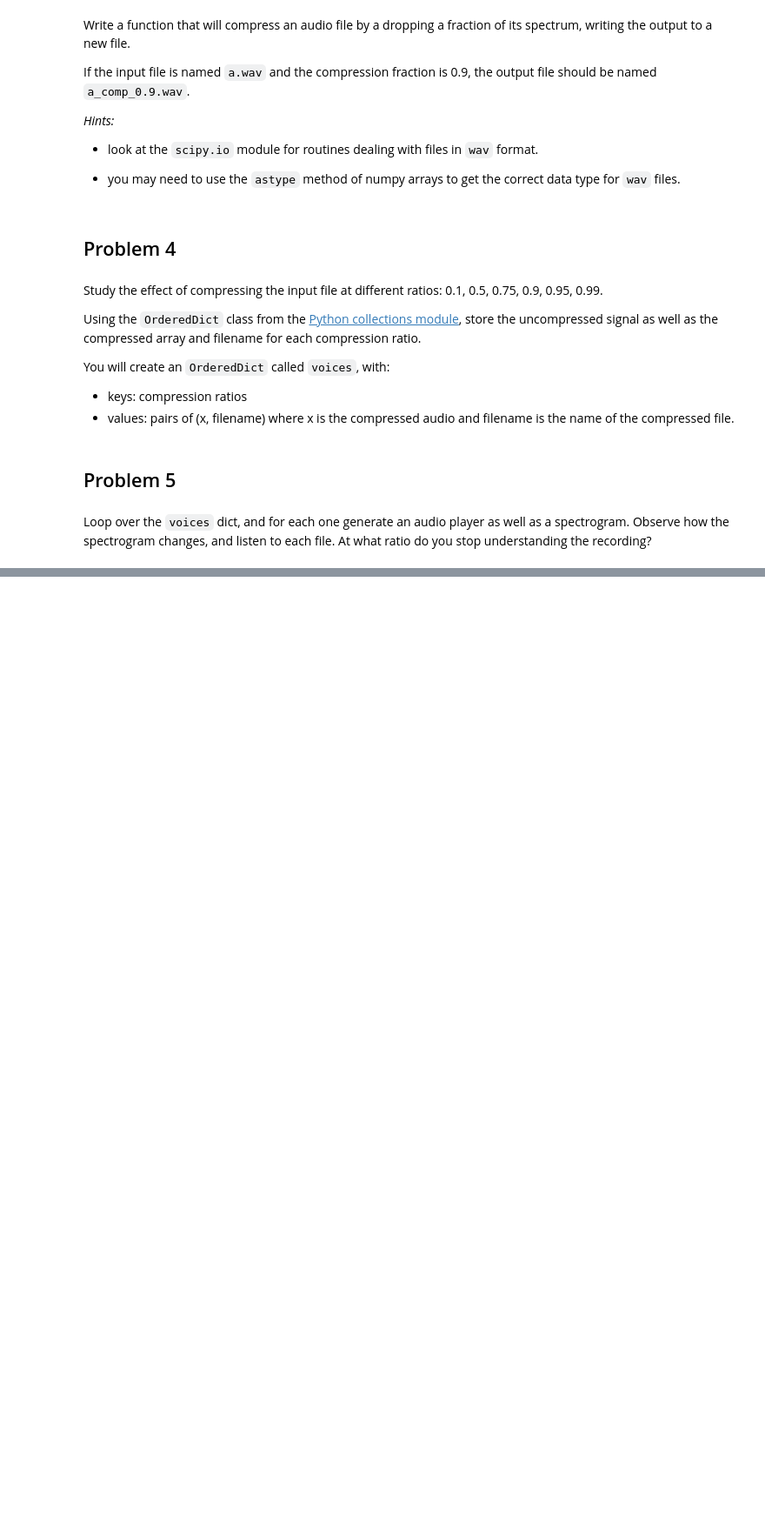
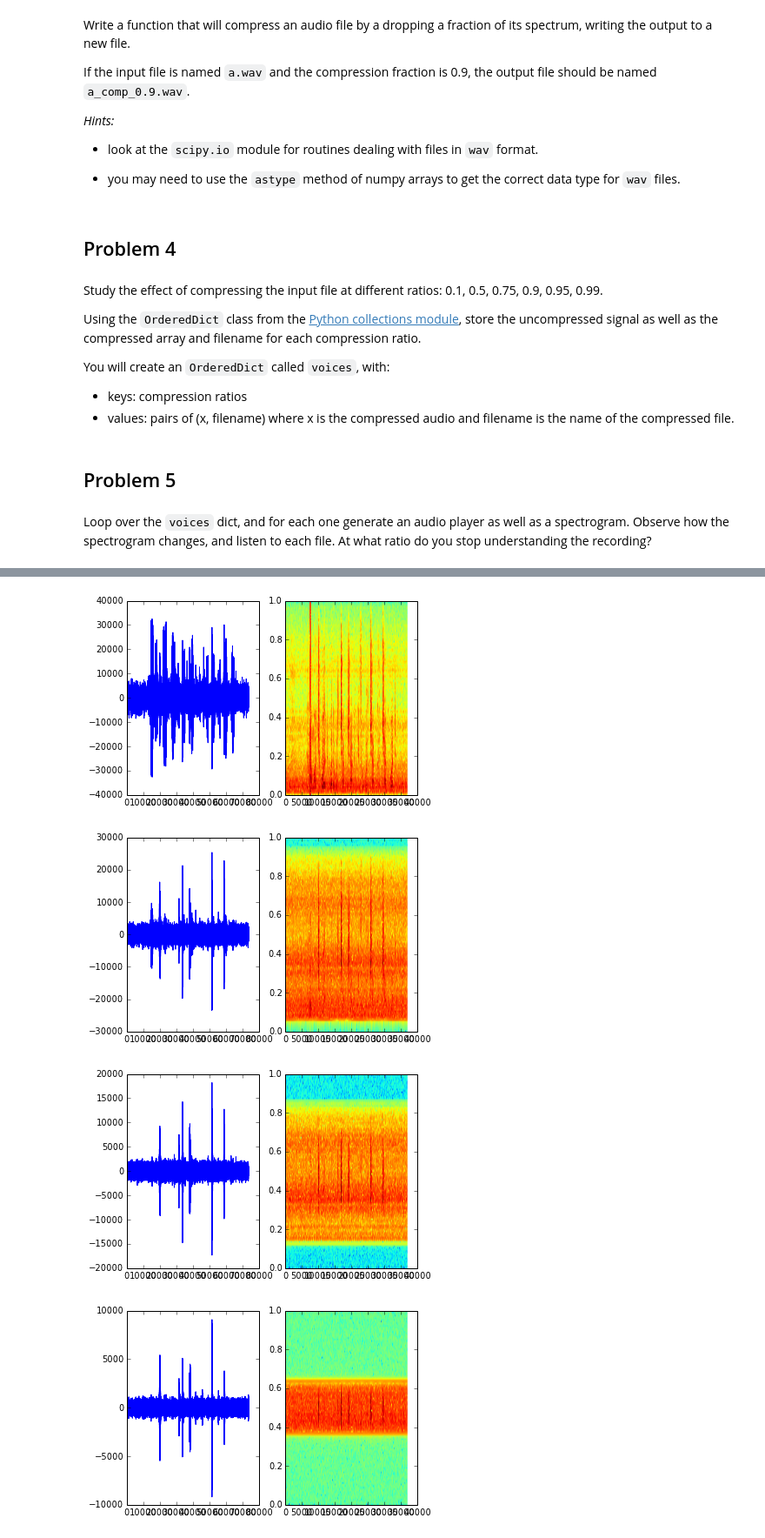
Before and after one commit to eprparadox/python_hw1, a Jupyter notebook: hw_1-3-AudioCompression.ipynb, the cells around one changed output, grey strips where cells are left out. Shown at 87% size. Drawn from its saved outputs; the diff is of its cells as text; code cells hidden in the pictures; blank space fills up the shorter version.

Commit message:
audio problem complete

```diff
--- a/hw_1-3-AudioCompression.ipynb
+++ b/hw_1-3-AudioCompression.ipynb
@@ -179,7 +198,27 @@ def compress_wav(fname, fraction):
       Auto-generated filename of the compressed signal.
     """
 
-    # your code here
+    # import
+    import scipy.io.wavfile as waveIO
+    wave_IN = waveIO.read(fname)
+
+    ## after playing around, looks like wave_IN is a tuple
+    ## where the 1st element is the sample rate and the
+    ## second is the actual wave
+    rate = wave_IN[0]
+    compressed = compress_signal(wave_IN[1],fraction)
+
+    ## change bitrate
+    compressed = compressed.astype(int16)
+
+    ## make new filename (note: this could be a bit more robust
+    ## but let's assume there's only one dot in the filename
+    fname_out = fname.split('.')[0] + '_comp_' + str(fraction) + '.wav'
+
+    ## write to disk
+    waveIO.write(fname_out,rate,compressed)
+
+    return (rate,wave_IN,compressed), fname_out
 # %% [markdown]
 ## Problem 4
 # %% [markdown]
@@ -196,3 +233,14 @@ You will create an `OrderedDict` called `voices`, with:
+# %%
+# intialize dictionary an list of ratios
+voices = {}
+comp_ratios = (0.1, 0.5, 0.75, 0.9, 0.95, 0.99)
+for ratio in comp_ratios:
+    wave_data, fname_out = compress_wav('voice.wav',ratio)
+    voices[str(ratio)] = (wave_data[-1],fname_out)
+
+## sort the dictionary
+from collections import OrderedDict
+voices = OrderedDict(sorted(voices.items(), key=lambda t: t[0]))
 # %% [markdown]
 ## Problem 5
 # %% [markdown]
@@ -201,0 +248,10 @@ Loop over the `voices` dict, and for each one generate an audio player as well a
+# %%
+import time
+for comp in voices:
+
+    signal = voices[comp][0]
+    fig, (ax1, ax2) = plt.subplots(1,2)
+    ax1.plot(signal)
+    ax2.specgram(signal)
+    Audio(voices[comp][-1])
+# %% [output]
@@ -201,0 +264,4 @@ Loop over the `voices` dict, and for each one generate an audio player as well a
+[figure, added]
+[figure, added]
+[figure, added]
+[figure, added]
```
Also changed, not shown: parts of 10 cells of this notebook, 1 other file.
